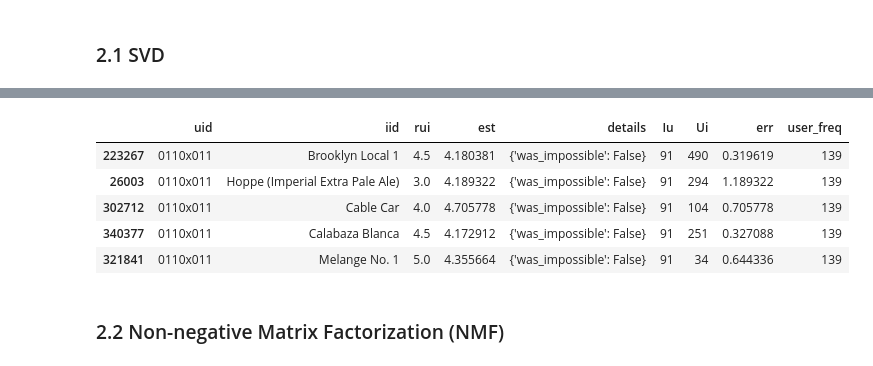
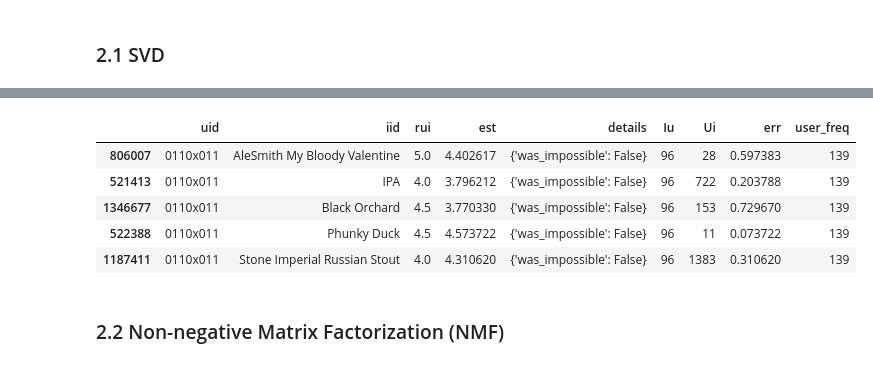
Before and after one commit to thegreatwarlo/BeerPersonalization, a Jupyter notebook: compare model performance.ipynb, the cells around one changed output, grey strips where cells are left out. Drawn from its saved outputs; the diff is of its cells as text; code cells hidden in the pictures.

```diff
--- a/compare model performance.ipynb
+++ b/compare model performance.ipynb
@@ -386,14 +399,17 @@ RMSE: 0.5905
-# %%
-# predict
-svd_pred_df = get_pred_df(svd_pred)
-svd_pred_df.head()
-# %% [output]
-|  | uid | iid | rui | est | details | Iu | Ui | err | user_freq |
-| 223267 | 0110x011 | Brooklyn Local 1 | 4.5 | 4.180381 | {'was_impossible': False} | 91 | 490 | 0.319619 | 139 |
-| 26003 | 0110x011 | Hoppe (Imperial Extra Pale Ale) | 3.0 | 4.189322 | {'was_impossible': False} | 91 | 294 | 1.189322 | 139 |
-| 302712 | 0110x011 | Cable Car | 4.0 | 4.705778 | {'was_impossible': False} | 91 | 104 | 0.705778 | 139 |
-| 340377 | 0110x011 | Calabaza Blanca | 4.5 | 4.172912 | {'was_impossible': False} | 91 | 251 | 0.327088 | 139 |
-| 321841 | 0110x011 | Melange No. 1 | 5.0 | 4.355664 | {'was_impossible': False} | 91 | 34 | 0.644336 | 139 |
+# %%
+# predict on whole dataset
+trainset_s, testset_s = train_test_split(data, test_size=.99)
+
+svd_pred_s = svd.test(testset_s)
+svd_pred_df_s = get_pred_df(svd_pred_s)
+svd_pred_df_s.head()
+# %% [output]
+|  | uid | iid | rui | est | details | Iu | Ui | err | user_freq |
+| 806007 | 0110x011 | AleSmith My Bloody Valentine | 5.0 | 4.402617 | {'was_impossible': False} | 96 | 28 | 0.597383 | 139 |
+| 521413 | 0110x011 | IPA | 4.0 | 3.796212 | {'was_impossible': False} | 96 | 722 | 0.203788 | 139 |
+| 1346677 | 0110x011 | Black Orchard | 4.5 | 3.770330 | {'was_impossible': False} | 96 | 153 | 0.729670 | 139 |
+| 522388 | 0110x011 | Phunky Duck | 4.5 | 4.573722 | {'was_impossible': False} | 96 | 11 | 0.073722 | 139 |
+| 1187411 | 0110x011 | Stone Imperial Russian Stout | 4.0 | 4.310620 | {'was_impossible': False} | 96 | 1383 | 0.310620 | 139 |
 # %% [markdown]
 ### 2.2 Non-negative Matrix Factorization (NMF)
 # %%
```
Also changed, not shown: parts of 31 cells of this notebook.
